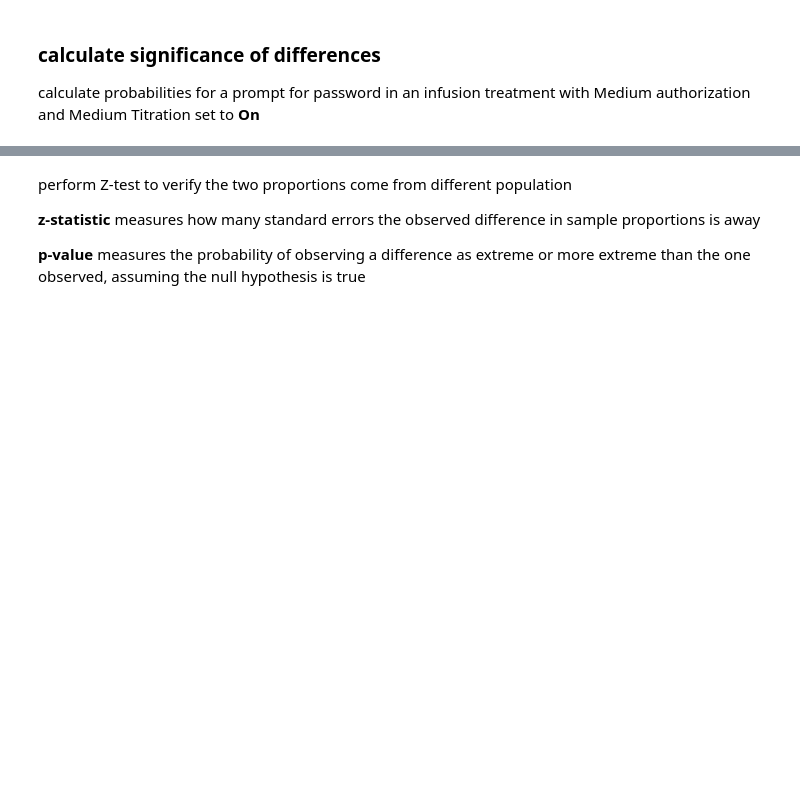
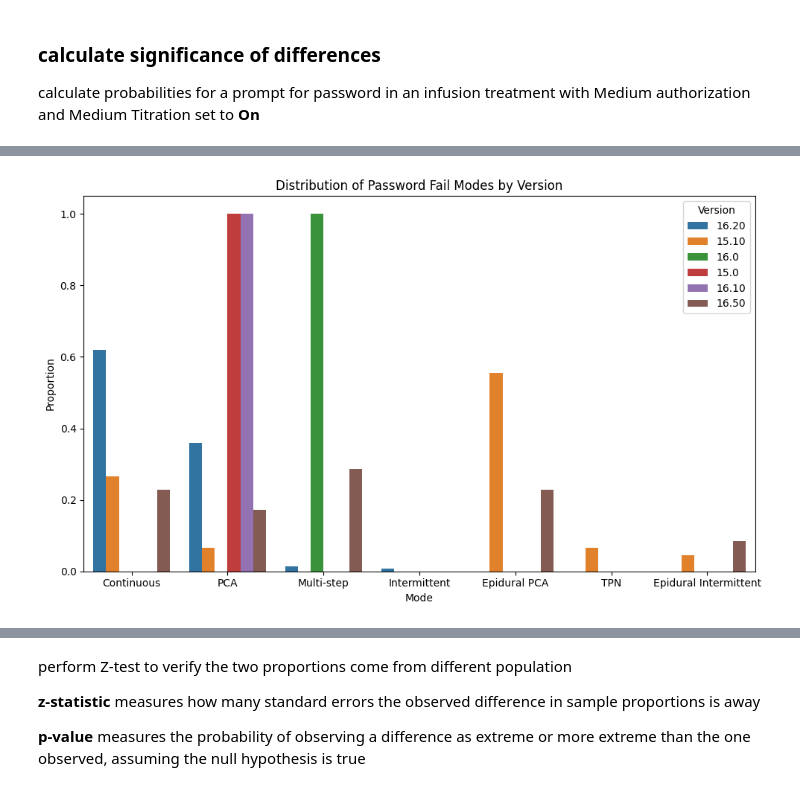
Before and after one commit to aviad-git/DataNotebooks, a Jupyter notebook: titration_of_rate_bug/titration_of_rate.ipynb, the cells around one changed output, grey strips where cells are left out. Saved outputs shown, nothing was run; the diff lists cells and outputs as text; code cells hidden in the pictures; blank space fills up the shorter version.

```diff
--- a/titration_of_rate_bug/titration_of_rate.ipynb
+++ b/titration_of_rate_bug/titration_of_rate.ipynb
@@ -421,0 +406,4 @@ plt.show()
+# %%
+modes_df = pd.DataFrame(pw_fails_modes, index=versions)
+modes_df = modes_df.dropna(how='all')
+display(modes_df)
@@ -422,3 +418,17 @@ plt.show()
+# %%
+modes_df_filled = modes_df.fillna(0)
+modes_long = modes_df_filled.reset_index().melt(id_vars='index', var_name='mode', value_name='proportion')
+modes_long = modes_long.rename(columns={'index': 'version'})
+plt.figure(figsize=(10, 6))
+sns.barplot(data=modes_long, x='mode', y='proportion', hue='version')
+plt.title('Distribution of Password Fail Modes by Version')
+plt.ylabel('Proportion')
+plt.xlabel('Mode')
+plt.legend(title='Version')
+plt.tight_layout()
+plt.show()
+# %% [output]
+[figure, added]
 # %%
 events.head()
 # %% [output]
```
Also changed, not shown: parts of 11 cells of this notebook, 1 other file.
